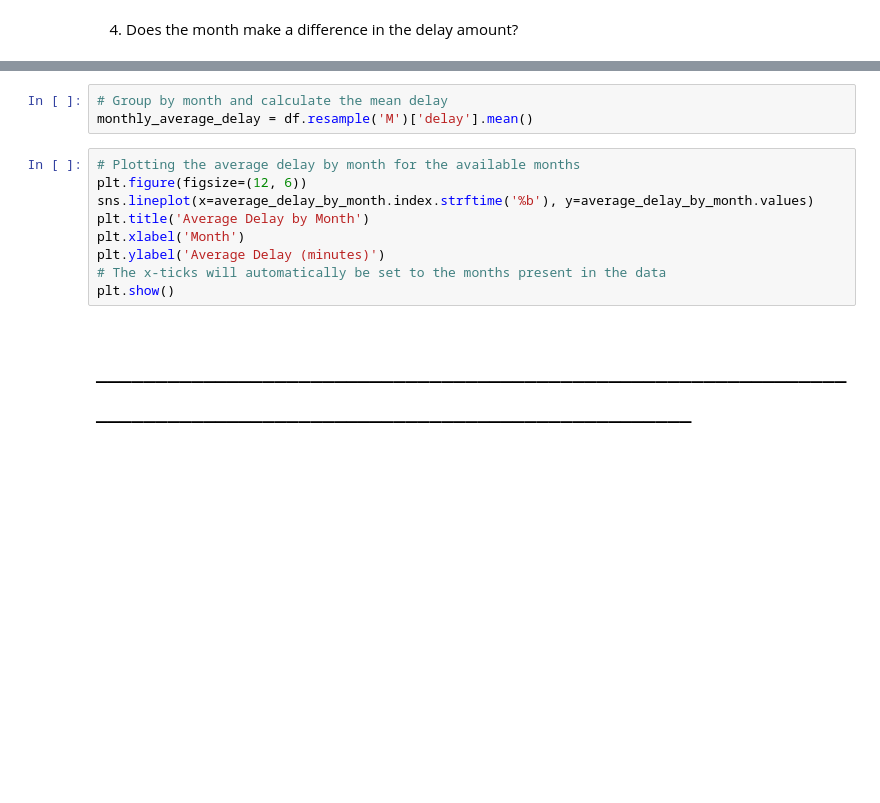
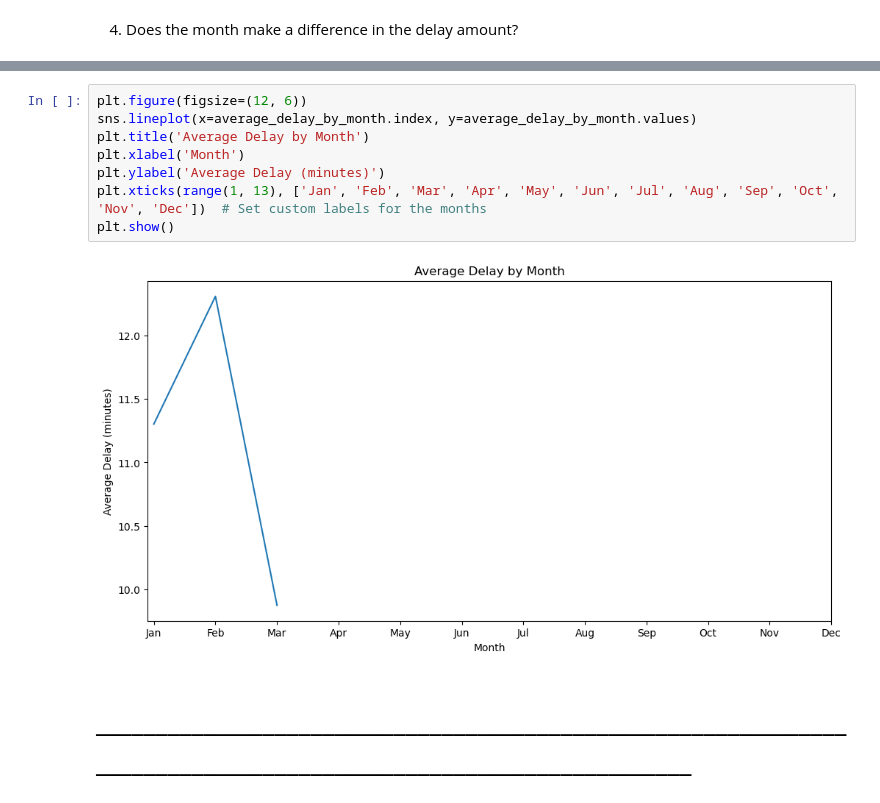
Before and after one commit to Segura-Jorge/time-series-exercises, a Jupyter notebook: wwtsd.ipynb, the cells around one changed output, grey strips where cells are left out. Saved outputs shown, nothing was run; the diff lists cells and outputs as text; blank space fills up the shorter version.

```diff
--- a/wwtsd.ipynb
+++ b/wwtsd.ipynb
@@ -385,15 +401,13 @@ average_delay_by_month
 # %%
-# Group by month and calculate the mean delay
-monthly_average_delay = df.resample('M')['delay'].mean()
+plt.figure(figsize=(12, 6))
+sns.lineplot(x=average_delay_by_month.index, y=average_delay_by_month.values)
+plt.title('Average Delay by Month')
+plt.xlabel('Month')
+plt.ylabel('Average Delay (minutes)')
+plt.xticks(range(1, 13), ['Jan', 'Feb', 'Mar', 'Apr', 'May', 'Jun', 'Jul', 'Aug', 'Sep', 'Oct', 'Nov', 'Dec'])  # Set custom labels for the months
+plt.show()
+# %% [output]
+[figure, added]
-# %%
-# Plotting the average delay by month for the available months
-plt.figure(figsize=(12, 6))
-sns.lineplot(x=average_delay_by_month.index.strftime('%b'), y=average_delay_by_month.values)
-plt.title('Average Delay by Month')
-plt.xlabel('Month')
-plt.ylabel('Average Delay (minutes)')
-# The x-ticks will automatically be set to the months present in the data
-plt.show()
 # %% [markdown]
 # _________________________________________________________________________________________________________________
 # %% [markdown]
```
Also changed, not shown: parts of 30 cells of this notebook, 1 other file.
